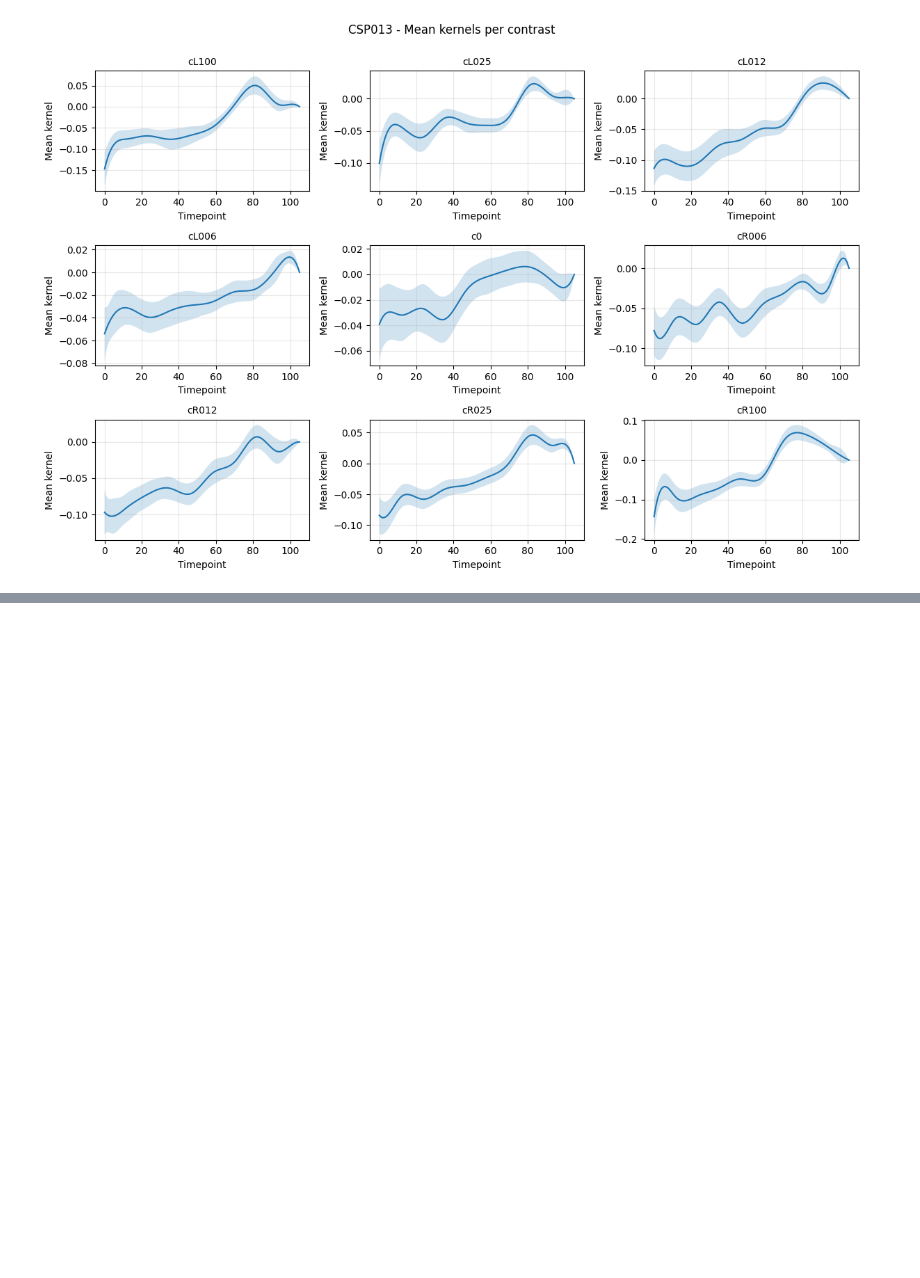
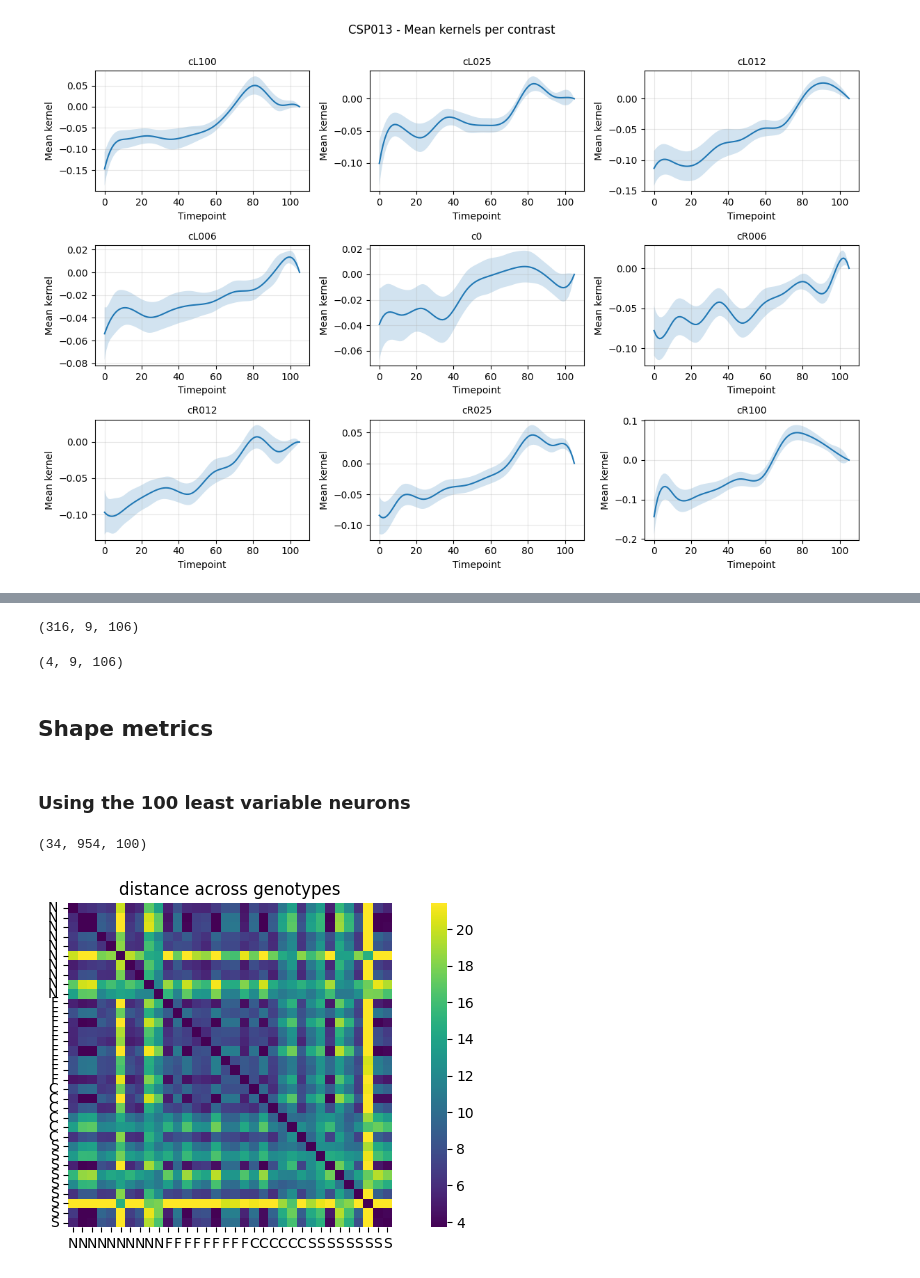
Before and after one commit to brunaafl/ShapeMetrics, a Jupyter notebook: ibl_autism/neural_genotype.ipynb, the cells around one changed output, grey strips where cells are left out. Saved outputs shown, nothing was run; the diff lists cells and outputs as text; code cells hidden in the pictures; blank space fills up the shorter version.

```diff
--- a/ibl_autism/neural_genotype.ipynb
+++ b/ibl_autism/neural_genotype.ipynb
@@ -116,0 +108,10 @@ plt.show()
+# %%
+genotype_kernels_neurons['C'][0].shape
+# %% [output]
+(316, 9, 106)
+# %%
+genotype_kernels_neurons['C'][1].shape
+# %% [output]
+(4, 9, 106)
+# %% [markdown]
+## Shape metrics
@@ -116,0 +219,2 @@ plt.show()
+# %% [markdown]
+### Using the 100 least variable neurons
@@ -116,0 +251,31 @@ plt.show()
+# %%
+all_subjects_reshaped.shape
+# %% [output]
+(34, 954, 100)
+# %%
+from matplotlib.colors import Normalize
+
+from metric import dsd
+S = len(all_subjects_reshaped)
+dist_neural = dsd([
+    [all_subjects_reshaped[i],all_subjects_reshaped[j]]
+    for i in range(S)
+    for j in range(S)]
+    ).reshape(S,S)
+
+fig, ax = plt.subplots(1, 1, figsize=(8, 4))
+
+vmin = np.quantile(dist_neural.flatten(), 0.05)  # 5th percentile
+vmax = np.quantile(dist_neural.flatten(), 0.95)  # 95th percentile
+
+sns.heatmap(dist_neural, xticklabels=all_genotypes, yticklabels=all_genotypes, cmap='viridis',
+            square=True, fmt='.2f', linecolor='white', norm=Normalize(vmin, vmax))
+
+plt.title('distance across genotypes', fontsize=12)
+plt.yticks(rotation=0, fontsize=10)
+plt.xticks(rotation=0, fontsize=10)
+
+plt.tight_layout()
+plt.show()
+# %% [output]
+[figure, added]
```
Also changed, not shown: parts of 41 cells of this notebook, 3 other files.
